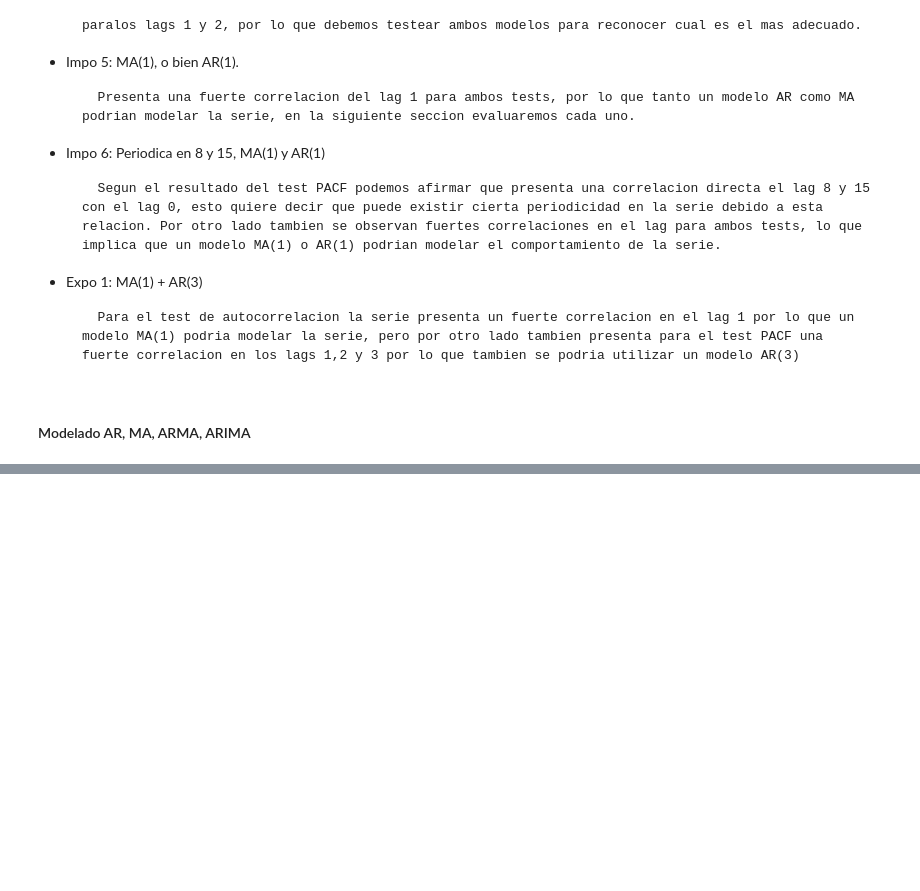
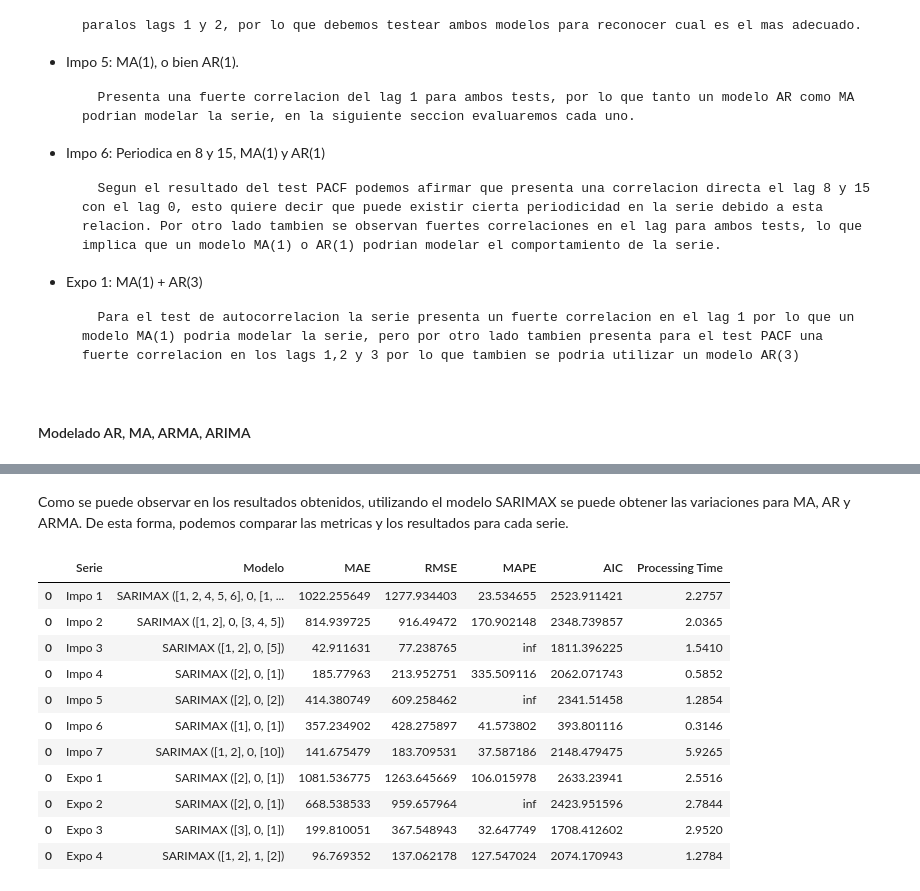
Before and after one commit to tatinogues/Project_Raiconet_101, a Jupyter notebook: 2- Modelado.ipynb, the cells around one changed output, grey strips where cells are left out. Drawn from its saved outputs; the diff is of its cells as text; code cells hidden in the pictures; blank space fills up the shorter version.

```diff
--- a/2- Modelado.ipynb
+++ b/2- Modelado.ipynb
@@ -779,0 +1116,17 @@ A modo de resumen los resultados obtenidos fueron:
+# %% [markdown]
+Como se puede observar en los resultados obtenidos, utilizando el modelo SARIMAX se puede obtener las variaciones para MA, AR y ARMA. De esta forma, podemos comparar las metricas y los resultados para cada serie.
+# %%
+comparison_tbl
+# %% [output]
+|  | Serie | Modelo | MAE | RMSE | MAPE | AIC | Processing Time |
+| 0 | Impo 1 | SARIMAX ([1, 2, 4, 5, 6], 0, [1, ... | 1022.255649 | 1277.934403 | 23.534655 | 2523.911421 | 2.2757 |
+| 0 | Impo 2 | SARIMAX ([1, 2], 0, [3, 4, 5]) | 814.939725 | 916.49472 | 170.902148 | 2348.739857 | 2.0365 |
+| 0 | Impo 3 | SARIMAX ([1, 2], 0, [5]) | 42.911631 | 77.238765 | inf | 1811.396225 | 1.5410 |
+| 0 | Impo 4 | SARIMAX ([2], 0, [1]) | 185.77963 | 213.952751 | 335.509116 | 2062.071743 | 0.5852 |
+| 0 | Impo 5 | SARIMAX ([2], 0, [2]) | 414.380749 | 609.258462 | inf | 2341.51458 | 1.2854 |
+| 0 | Impo 6 | SARIMAX ([1], 0, [1]) | 357.234902 | 428.275897 | 41.573802 | 393.801116 | 0.3146 |
+| 0 | Impo 7 | SARIMAX ([1, 2], 0, [10]) | 141.675479 | 183.709531 | 37.587186 | 2148.479475 | 5.9265 |
+| 0 | Expo 1 | SARIMAX ([2], 0, [1]) | 1081.536775 | 1263.645669 | 106.015978 | 2633.23941 | 2.5516 |
+| 0 | Expo 2 | SARIMAX ([2], 0, [1]) | 668.538533 | 959.657964 | inf | 2423.951596 | 2.7844 |
+| 0 | Expo 3 | SARIMAX ([3], 0, [1]) | 199.810051 | 367.548943 | 32.647749 | 1708.412602 | 2.9520 |
+| 0 | Expo 4 | SARIMAX ([1, 2], 1, [2]) | 96.769352 | 137.062178 | 127.547024 | 2074.170943 | 1.2784 |
```
Also changed, not shown: parts of 22 cells of this notebook.
